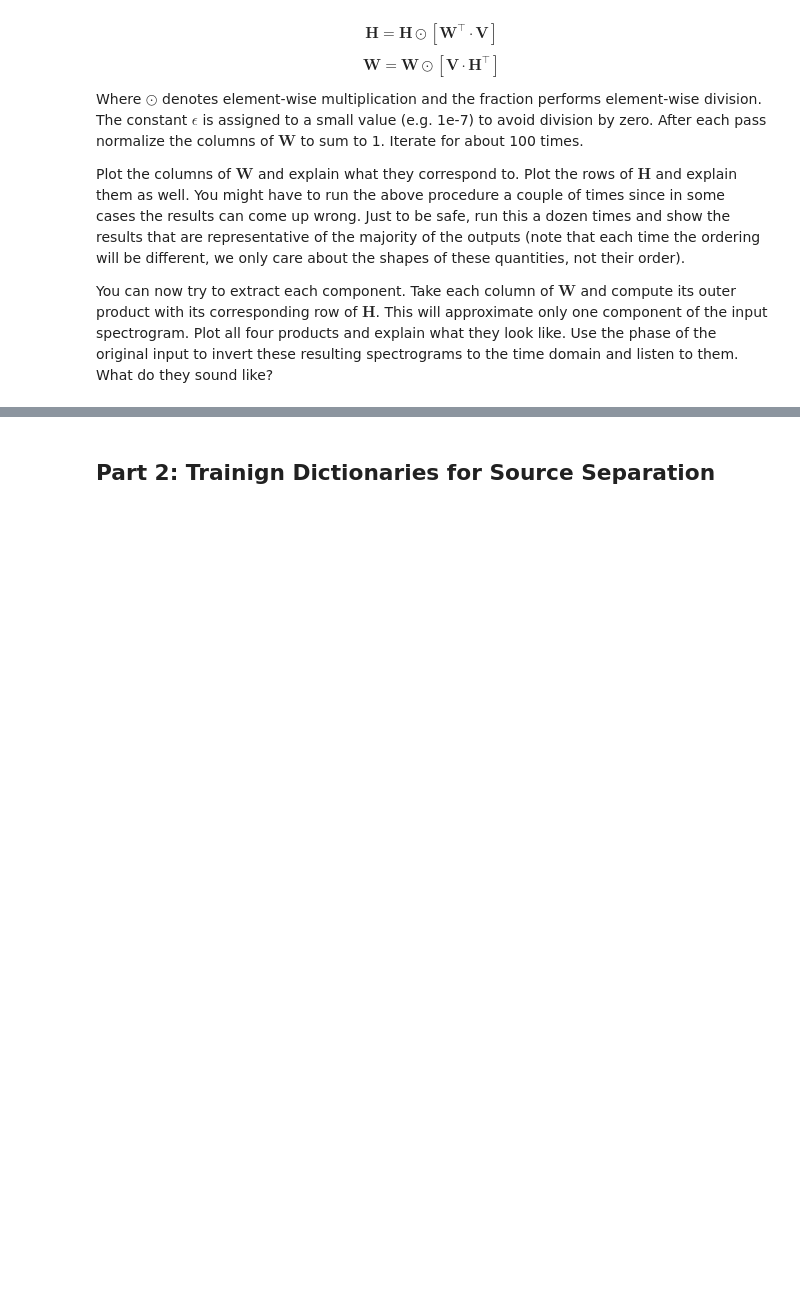
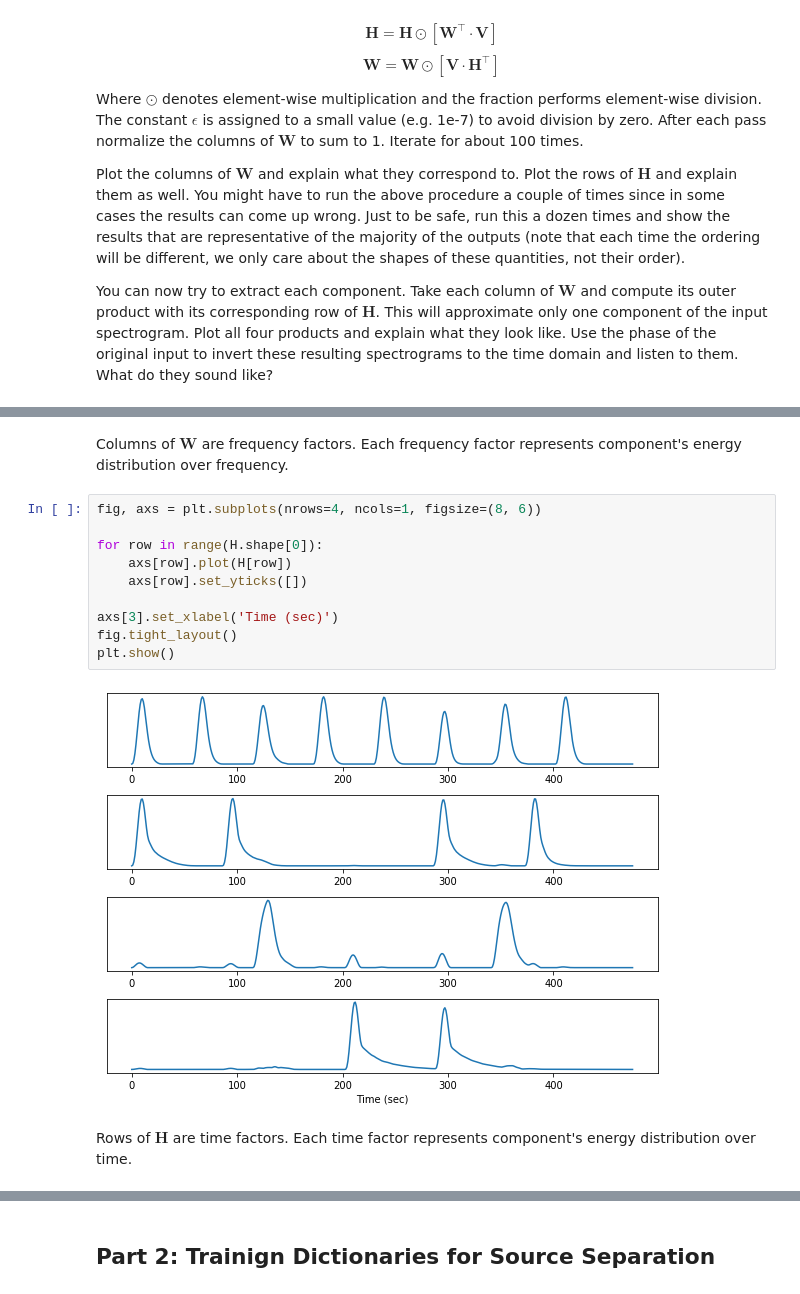
Before and after one commit to taiyingchen/CS498PS, a Jupyter notebook: Lab_8.ipynb, the cells around one changed output, grey strips where cells are left out. Cells and saved outputs as stored; diff of their text form; blank space fills up the shorter version.

```diff
--- a/Lab_8.ipynb
+++ b/Lab_8.ipynb
@@ -26,0 +132,16 @@ raise NotImplementedError()
+# %% [markdown]
+Columns of $\mathbf{W}$ are frequency factors. Each frequency factor represents component's energy distribution over frequency.
+# %%
+fig, axs = plt.subplots(nrows=4, ncols=1, figsize=(8, 6))
+
+for row in range(H.shape[0]):
+    axs[row].plot(H[row])
+    axs[row].set_yticks([])
+
+axs[3].set_xlabel('Time (sec)')
+fig.tight_layout()
+plt.show()
+# %% [output]
+[figure, added]
+# %% [markdown]
+Rows of $\mathbf{H}$ are time factors. Each time factor represents component's energy distribution over time.
```
Also changed, not shown: parts of 19 cells of this notebook.
